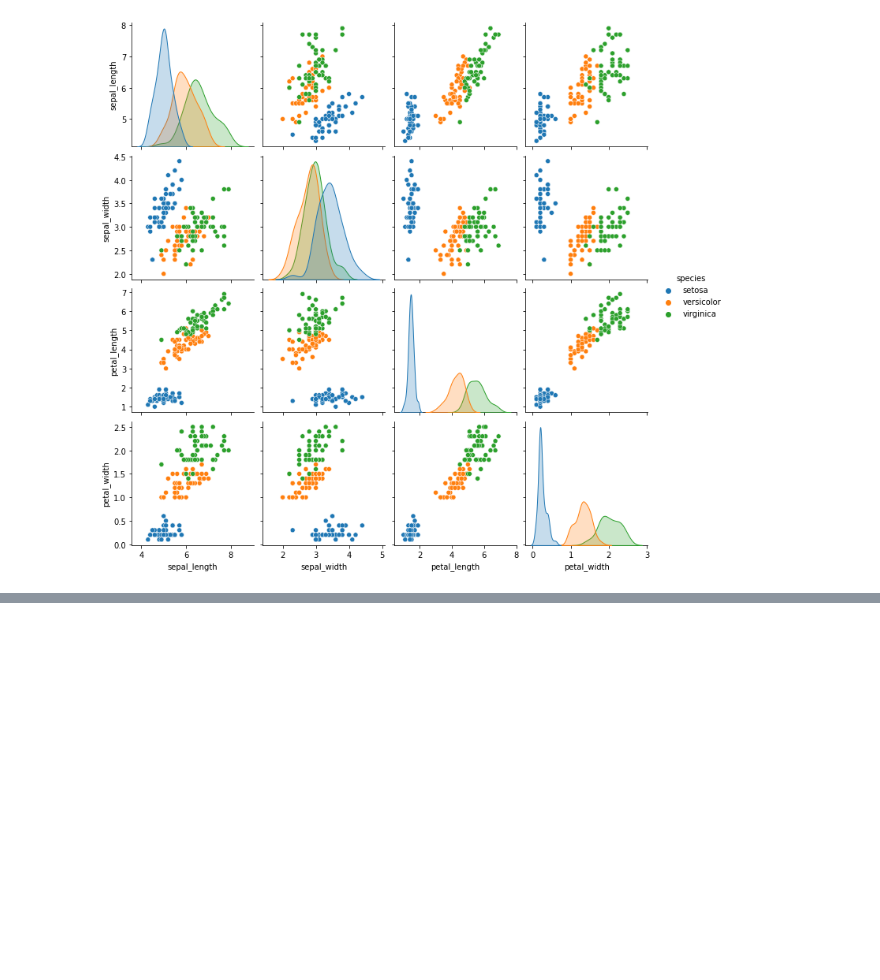
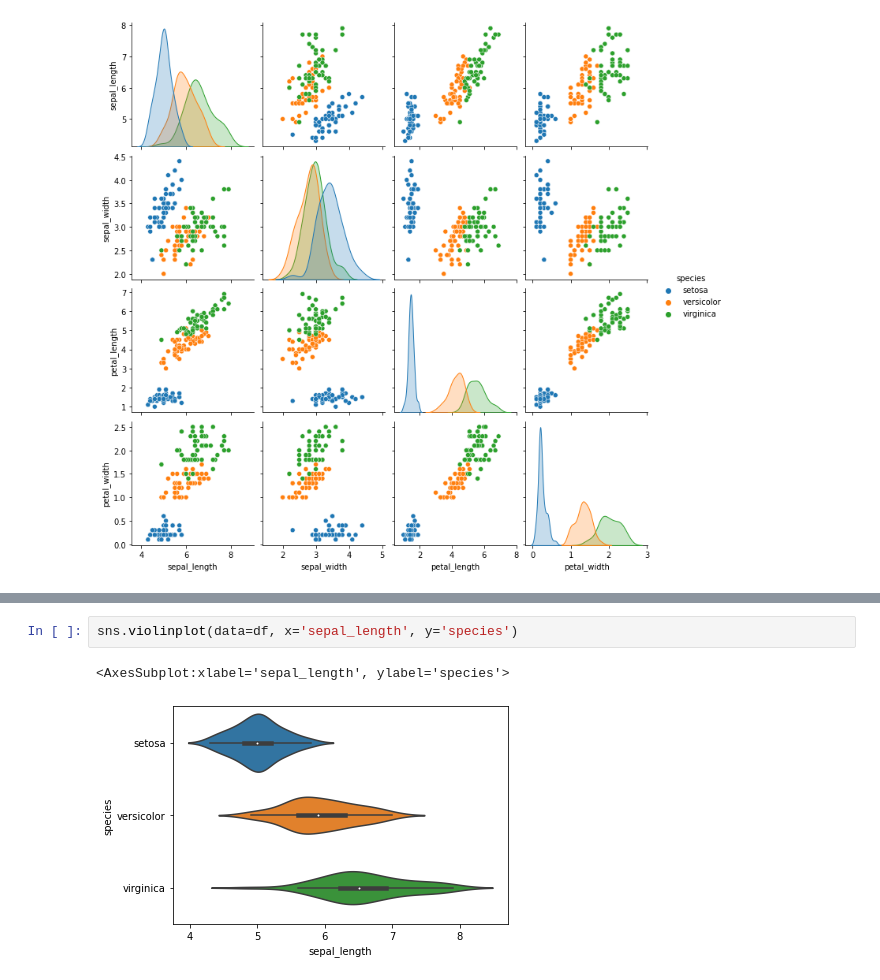
Before and after one commit to Andre-Carrillo/python-scripts, a Jupyter notebook: Intermediate Seaborn course.ipynb, the cells around one changed output, grey strips where cells are left out. Cells and saved outputs as stored; diff of their text form; blank space fills up the shorter version.

```diff
--- a/Intermediate Seaborn course.ipynb
+++ b/Intermediate Seaborn course.ipynb
@@ -82,0 +108,5 @@ sns.pairplot(data=df, hue='species')
+# %%
+sns.violinplot(data=df, x='sepal_length', y='species')
+# %% [output]
+<AxesSubplot:xlabel='sepal_length', ylabel='species'>
+[figure, added]
```
Also changed, not shown: parts of 23 cells of this notebook, 2 other files.
